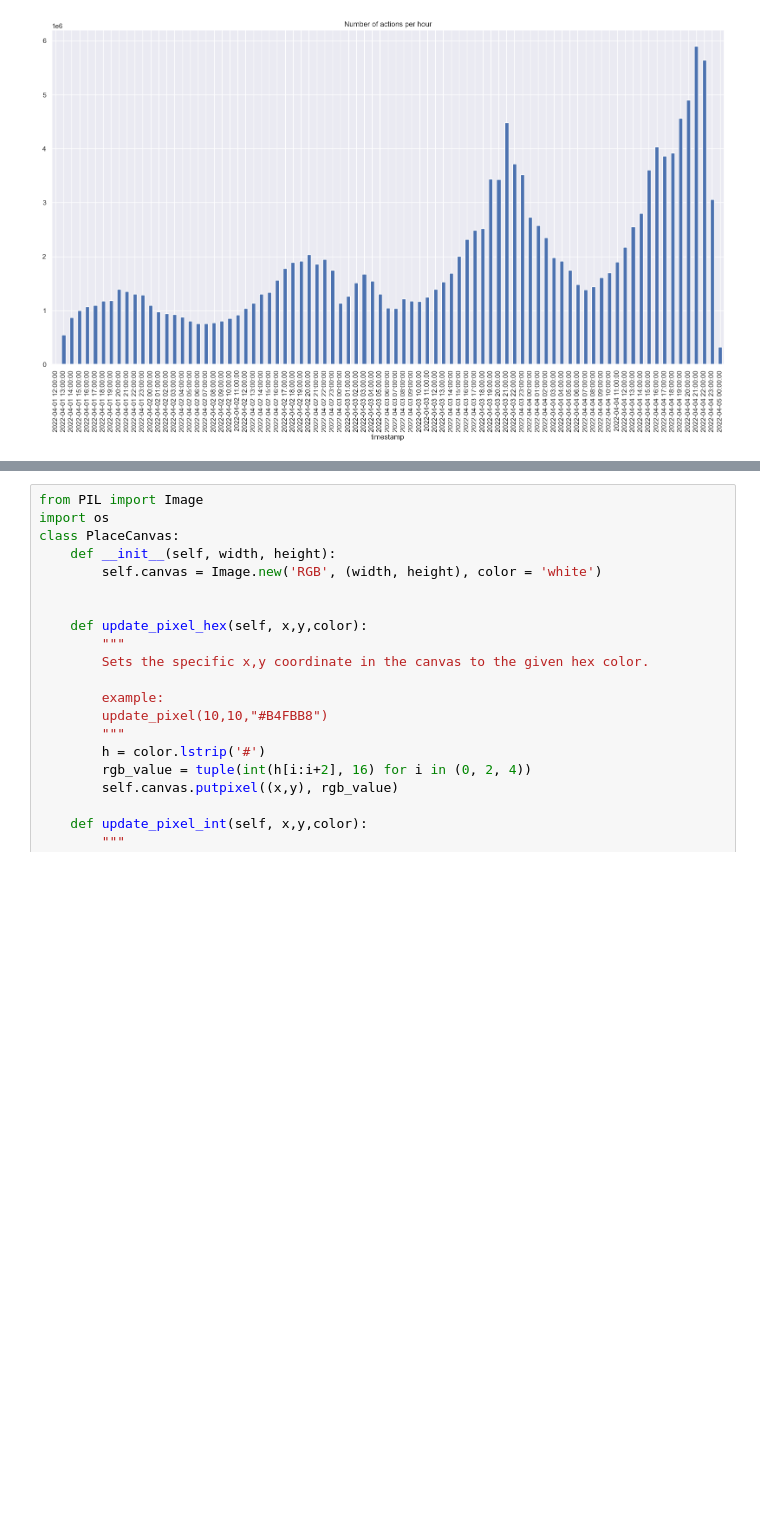
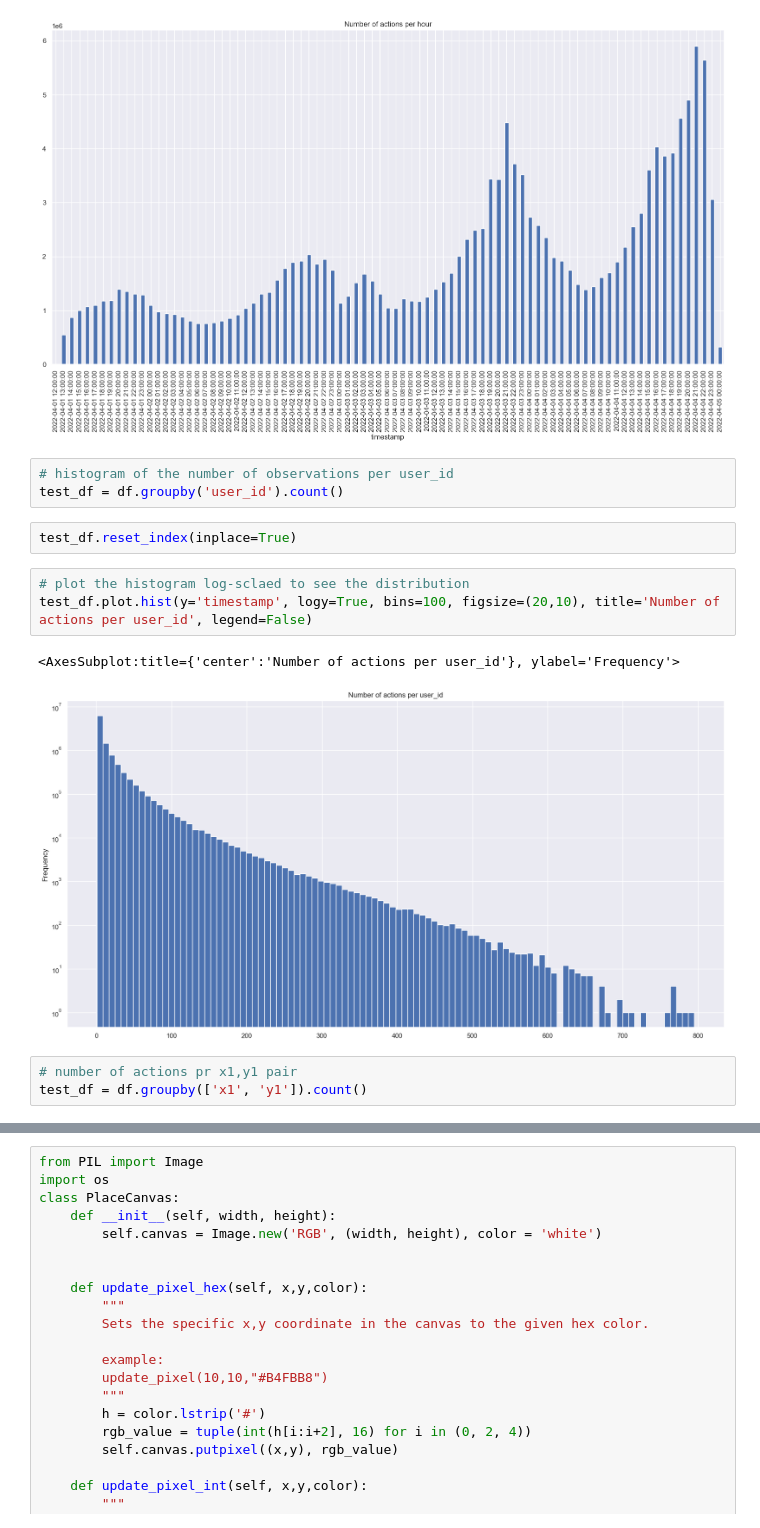
Before and after one commit to WojciechTyczynski/re-place-2022, a Jupyter notebook: Dataexploration.ipynb, the cells around one changed output, grey strips where cells are left out. Drawn from its saved outputs; the diff is of its cells as text; blank space fills up the shorter version.

```diff
--- a/Dataexploration.ipynb
+++ b/Dataexploration.ipynb
@@ -24,3 +30,17 @@ df_hour.plot.bar(x='timestamp', y='user_id', figsize=(20,10), title='Number of a
 # %% [output]
 <AxesSubplot:title={'center':'Number of actions per hour'}, xlabel='timestamp'>
 [figure]
+# %%
+# histogram of the number of observations per user_id
+test_df = df.groupby('user_id').count()
+# %%
+test_df.reset_index(inplace=True)
+# %%
+# plot the histogram log-sclaed to see the distribution
+test_df.plot.hist(y='timestamp', logy=True, bins=100, figsize=(20,10), title='Number of actions per user_id', legend=False)
+# %% [output]
+<AxesSubplot:title={'center':'Number of actions per user_id'}, ylabel='Frequency'>
+[figure, added]
+# %%
+# number of actions pr x1,y1 pair
+test_df = df.groupby(['x1', 'y1']).count()
```
Also changed, not shown: parts of 8 cells of this notebook, 1 other file.
